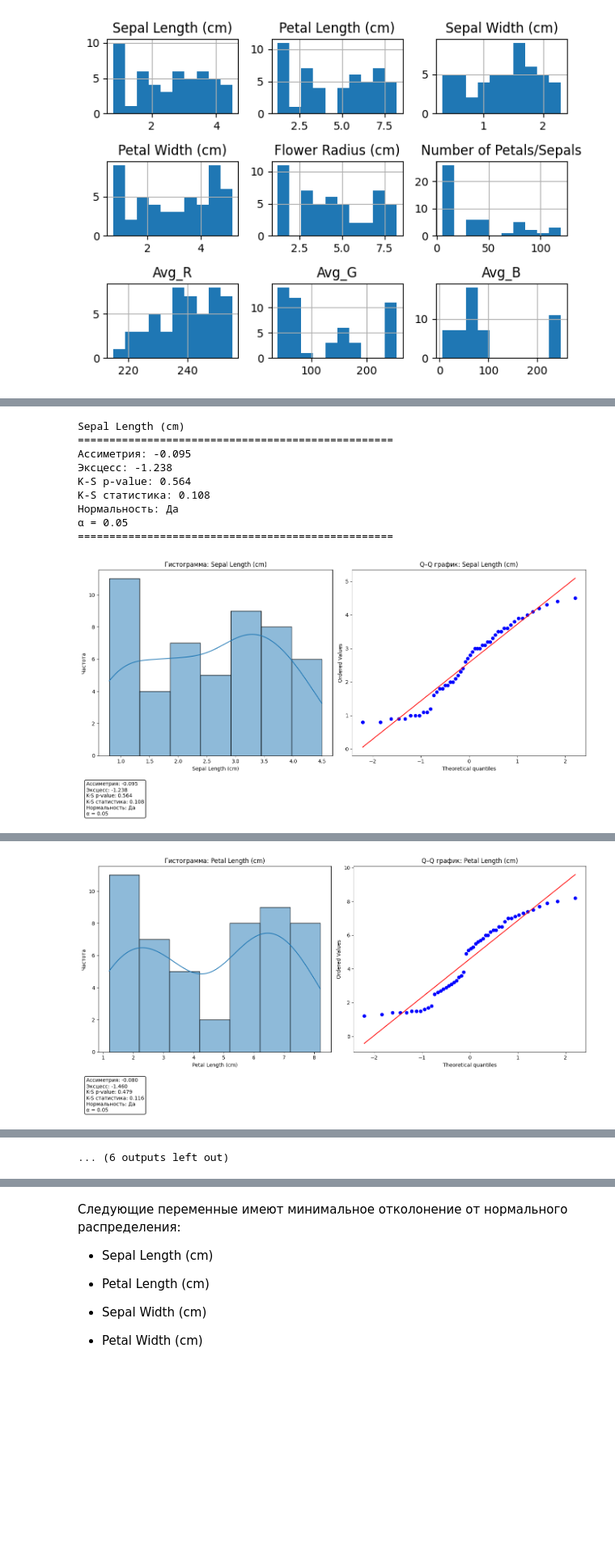
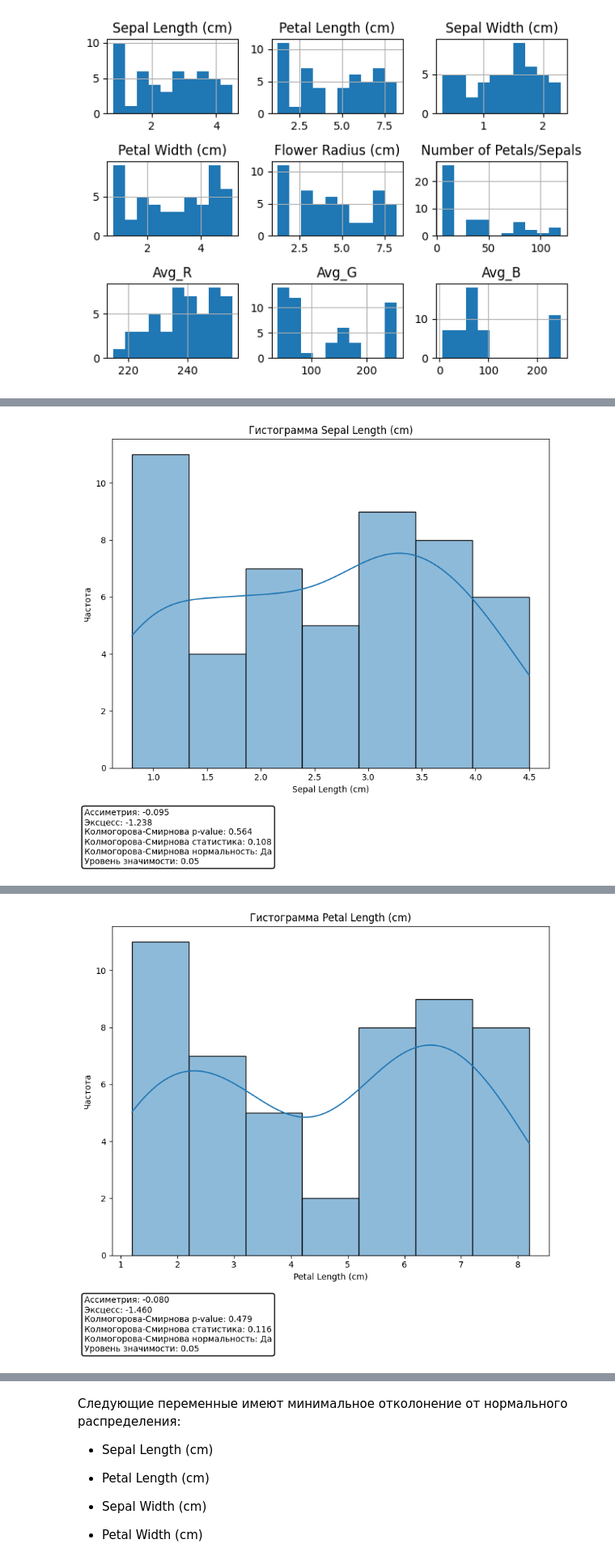
Before and after one commit to DenixSaw/ML-labs-NSTU, a Jupyter notebook: report.ipynb, the cells around one changed output, grey strips where cells are left out. Shown at 81% size. Saved outputs shown, nothing was run; the diff lists cells and outputs as text; code cells hidden in the pictures; blank space fills up the shorter version.

```diff
--- a/report.ipynb
+++ b/report.ipynb
@@ -136,63 +132,46 @@ memory usage: 3.6 KB
 # %%
-import numpy as np
-import matplotlib.pyplot as plt
-import seaborn as sb
-from scipy.stats import skew, kurtosis, kstest, probplot
+# Проверка распределений на нормальность
+ALPHA = 0.05
+for _, column in enumerate(df.columns):
+    plt.figure(figsize=(8, 8))
+    sns.histplot(df[column], kde=True, bins='sturges')
 
-ALPHA = 0.05
-
-for _, column in enumerate(df.columns):
-
-    fig, axes = plt.subplots(1, 2, figsize=(14, 6))
-
-    # --- Гистограмма ---
-    sb.histplot(df[column], kde=True, bins='sturges', ax=axes[0])
-    axes[0].set_title(f'Гистограмма: {column}')
-    axes[0].set_xlabel(column)
-    axes[0].set_ylabel('Частота')
-
-    # --- Q–Q график ---
-    probplot(df[column], dist='norm', plot=axes[1])
-    axes[1].set_title(f'Q–Q график: {column}')
-
-    # --- Статистика Колмогорова-Смирнова ---
     ks_stat, ks_p_value = kstest(df[column], 'norm', args=(np.mean(df[column]), np.std(df[column])))
 
     legend = (
         f'Ассиметрия: {skew(df[column]):.3f}\n'
         f'Эксцесс: {kurtosis(df[column]):.3f}\n'
-        f'K-S p-value: {ks_p_value:.3f}\n'
-        f'K-S статистика: {ks_stat:.3f}\n'
-        f'Нормальность: {'Да' if ks_p_value >= ALPHA else 'Нет'}\n'
-        f'α = {ALPHA}'
+        f'Колмогорова-Смирнова p-value: {(ks_p_value):.3f}\n'
+        f'Колмогорова-Смирнова статистика: {(ks_stat):.3f}\n'
+        f'Колмогорова-Смирнова нормальность: {'Да' if ks_p_value >= ALPHA else 'Нет'}\n'
+        f'Уровень значимости: {ALPHA}'
     )
 
-    # Текст под графиками
-    fig.text(
-        0.02, -0.02, legend,
-        ha='left', va='top',
+    plt.figtext(
+        0.02,
+        0.02,
+        legend,
+        ha='left',
+        va='bottom',
         fontsize=10,
         bbox=dict(
-            boxstyle='round', facecolor='white',
-            edgecolor='black', linewidth=1.2, alpha=0.9
+            boxstyle='round',
+            facecolor='white',
+            edgecolor='black',
+            linewidth=1.5,
+            alpha=0.9
         )
     )
 
-    print(column)
-    print('=' * 50)
-    print(legend)
-    print('=' * 50 + '\n')
+    # print(column)
+    # print(50 * '-')
+    # print(legend)
+    # print(50 * '=')
+    # print()
 
-    plt.tight_layout()
-    plt.show()
+    plt.title(f'Гистограмма {column}')
+    plt.xlabel(column)
+    plt.ylabel('Частота')
+    plt.tight_layout(rect=[0, 0.15, 1, 0.95])
 # %% [output]
-Sepal Length (cm)
-==================================================
-Ассиметрия: -0.095
-Эксцесс: -1.238
-K-S p-value: 0.564
-K-S статистика: 0.108
-Нормальность: Да
-α = 0.05
-==================================================
-[figure, old version]
+[figure, new version]
@@ -208 +178 @@ K-S статистика: 0.116
-[figure, old version]
+[figure, new version]
@@ -249 +182,0 @@ K-S статистика: 0.289
-... (6 outputs left out)
```
Also changed, not shown: parts of 62 cells of this notebook.
